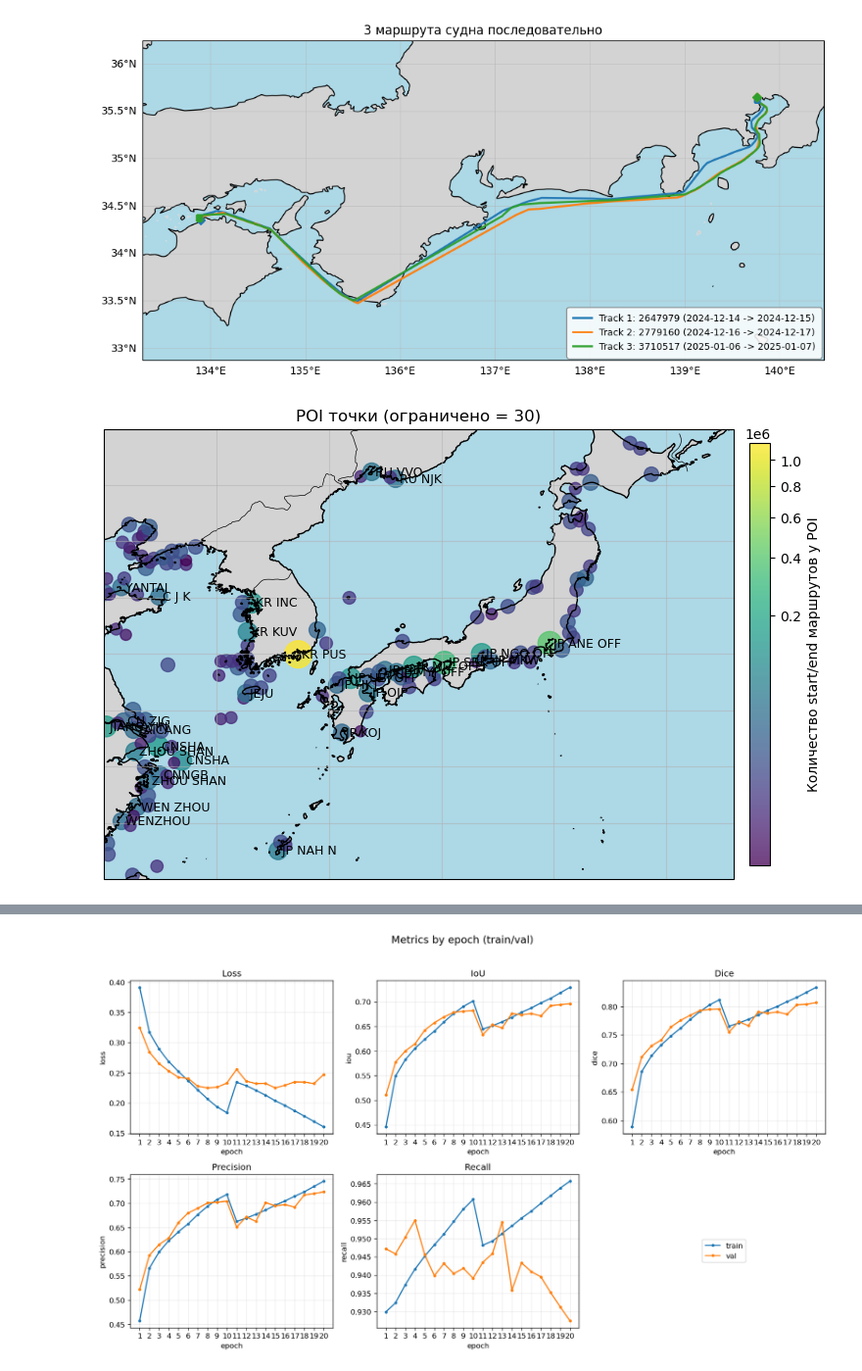
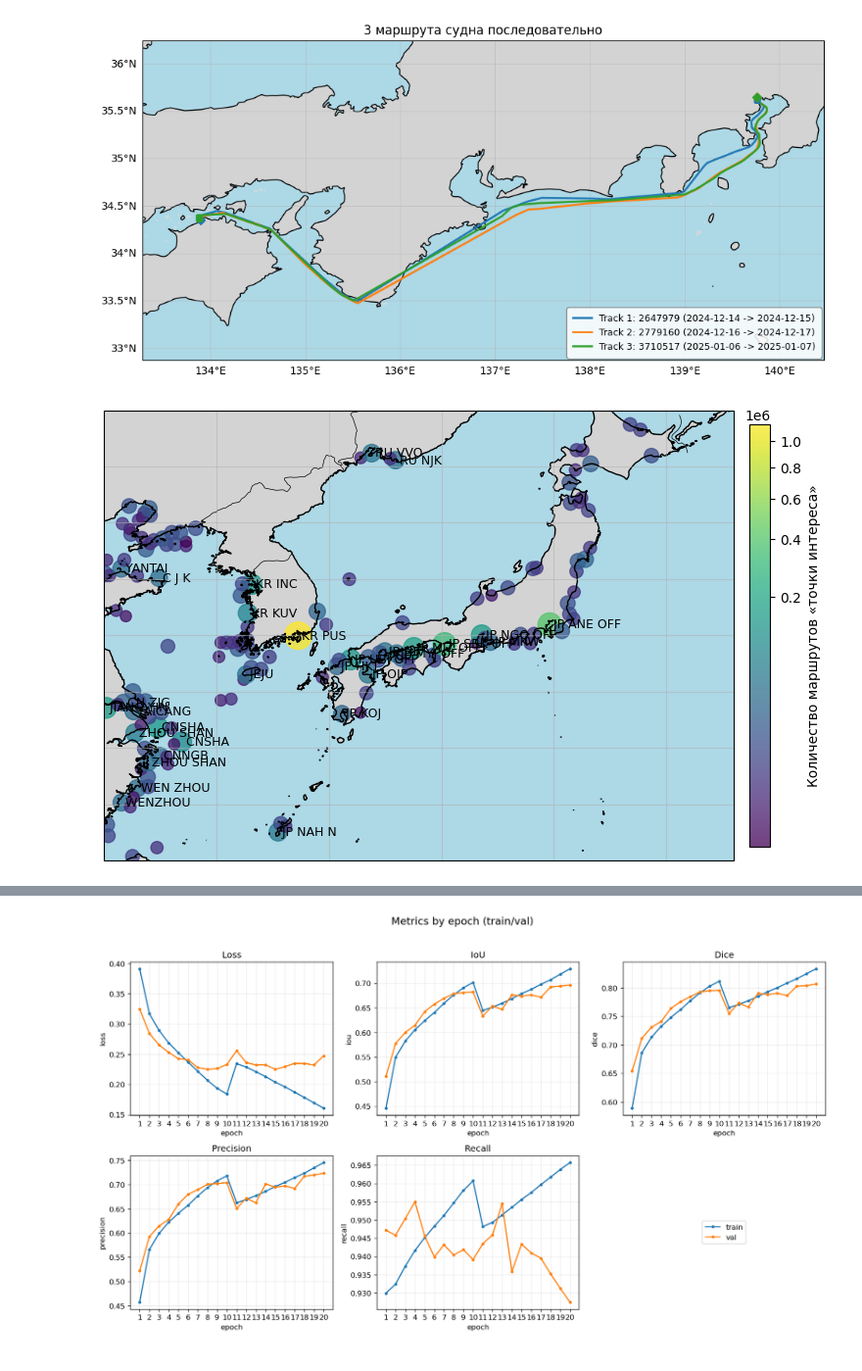
Before and after one commit to mvodya/marinetime-tracer, a Jupyter notebook: research/26b-graphics-4-report.ipynb, the cells around one changed output, grey strips where cells are left out. Shown at 98% size. Cells and saved outputs as stored; diff of their text form; code cells hidden in the pictures.

Commit message:
Update graphics

```diff
--- a/research/26b-graphics-4-report.ipynb
+++ b/research/26b-graphics-4-report.ipynb
@@ -1553,37 +1553,37 @@ sc = ax.scatter(
 )
 
 cbar = plt.colorbar(sc, ax=ax, orientation="vertical", pad=0.02, shrink=0.70)
-cbar.set_label("Количество start/end маршрутов у POI")
+cbar.set_label("Количество маршрутов «точки интереса»")
 
 # подписи: только для видимых точек
 order = np.argsort(-counts_v)
 printed = 0
 for i in order:
     if printed >= max_labels:
         break
     if counts_v[i] < min_count_to_label:
         break
     if not labels_v[i]:
         continue
 
     ax.text(
         lons_v[i], lats_v[i],
         " " + labels_v[i],
         fontsize=9,
         transform=ccrs.PlateCarree(),
         ha="left", va="center",
         clip_on=True,
     )
     printed += 1
 
-ax.set_title(f"POI точки (ограничено = {printed})", fontsize=12)
+# ax.set_title(f"POI точки (ограничено = {printed})", fontsize=12)
 
 plt.savefig(f"{save_path}/poi_full.png", dpi=200, bbox_inches="tight", pad_inches=0.1)
 plt.savefig(f"{save_path}/poi_full.pdf", dpi=200, bbox_inches="tight", pad_inches=0.1)
 
 plt.show()
 # %% [output]
-[figure, old version]
+[figure, new version]
 # %%
 pois = poi["pois"]
 
```
Also changed, not shown: parts of 12 cells of this notebook.
